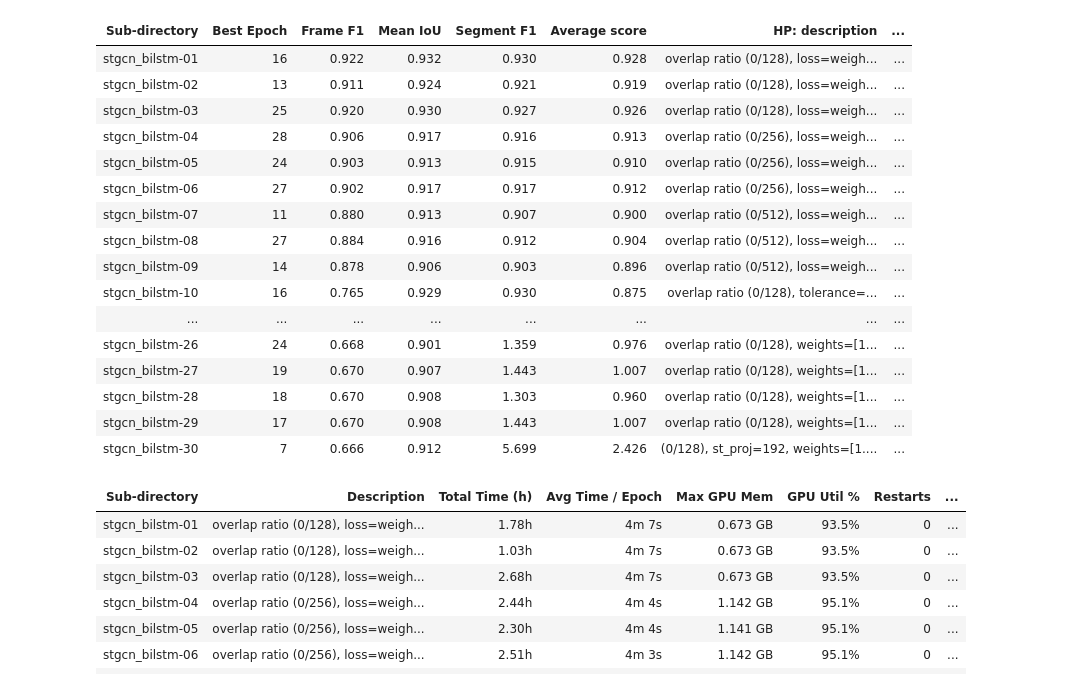
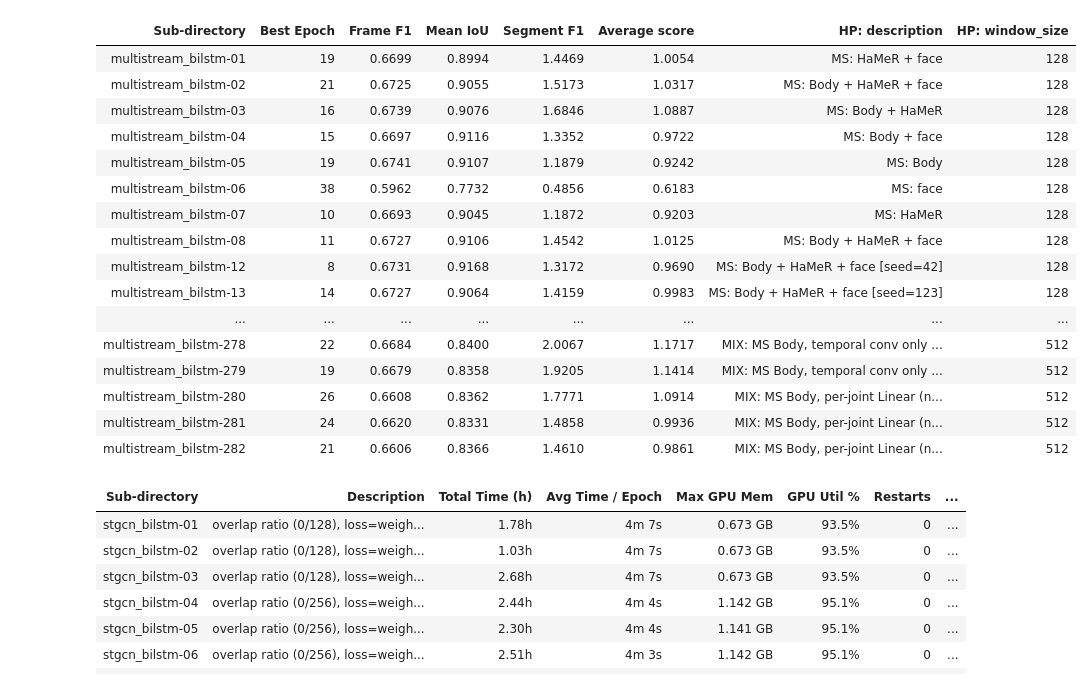
Before and after one commit to genkimats/Sign-Segmentation, a Jupyter notebook: tools.ipynb, the cells around one changed output. Saved outputs shown, nothing was run; the diff lists cells and outputs as text; code cells hidden in the pictures.

```diff
--- a/tools.ipynb
+++ b/tools.ipynb
@@ -1,8 +1,8 @@
 # %%
-target_model_name = "stgcn_bilstm"  # Set to None to process all directories
+target_model_name = "multistream_bilstm"  # Set to None to process all directories
 
 # --- NEW: MULTIPLE HYPERPARAMETERS DISPLAY OPTION ---
-target_hyperparameters = ["description", "tolerance_window"]
+target_hyperparameters = ["description", "window_size"]
 
 experiments_dir = "experiments_phrase"
 
@@ -167,50 +167,50 @@ if not results_df.empty:
             def highlight_selected(row):
                 return [
                     f"background-color: {highlighted_row_color}" if row["Sub-directory"] in highlight_set else ""
                     for _ in row
                 ]
             styled_df = styled_df.apply(highlight_selected, axis=1)
 
         styled_df = styled_df.applymap(score_style, subset=['Average score'])
         styled_df = styled_df.applymap(lambda value: score_style(value, hue=0), subset=['Frame F1', 'Mean IoU', 'Segment F1'])
         display(styled_df)
     except AttributeError:
         # Pandas < 1.4.0
         styled_df = results_df.style.hide_index()
 
         if highlight_subdirectories:
             highlight_set = set(highlight_subdirectories)
             def highlight_selected(row):
                 return [
                     f"background-color: {highlighted_row_color}" if row["Sub-directory"] in highlight_set else ""
                     for _ in row
                 ]
             styled_df = styled_df.apply(highlight_selected, axis=1)
 
         styled_df = styled_df.applymap(score_style, subset=['Average score'])
         styled_df = styled_df.applymap(lambda value: score_style(value, hue=0), subset=['Frame F1', 'Mean IoU', 'Segment F1'])
         display(styled_df)
 else:
     print("No results found. Either the directory is empty, or no folders matched your criteria.")
 #endregion
 # %% [output]
-| Sub-directory | Best Epoch | Frame F1 | Mean IoU | Segment F1 | Average score | HP: description | ... |
-| stgcn_bilstm-01 | 16 | 0.922 | 0.932 | 0.930 | 0.928 | overlap ratio (0/128), loss=weigh... | ... |
-| stgcn_bilstm-02 | 13 | 0.911 | 0.924 | 0.921 | 0.919 | overlap ratio (0/128), loss=weigh... | ... |
-| stgcn_bilstm-03 | 25 | 0.920 | 0.930 | 0.927 | 0.926 | overlap ratio (0/128), loss=weigh... | ... |
-| stgcn_bilstm-04 | 28 | 0.906 | 0.917 | 0.916 | 0.913 | overlap ratio (0/256), loss=weigh... | ... |
-| stgcn_bilstm-05 | 24 | 0.903 | 0.913 | 0.915 | 0.910 | overlap ratio (0/256), loss=weigh... | ... |
-| stgcn_bilstm-06 | 27 | 0.902 | 0.917 | 0.917 | 0.912 | overlap ratio (0/256), loss=weigh... | ... |
-| stgcn_bilstm-07 | 11 | 0.880 | 0.913 | 0.907 | 0.900 | overlap ratio (0/512), loss=weigh... | ... |
-| stgcn_bilstm-08 | 27 | 0.884 | 0.916 | 0.912 | 0.904 | overlap ratio (0/512), loss=weigh... | ... |
-| stgcn_bilstm-09 | 14 | 0.878 | 0.906 | 0.903 | 0.896 | overlap ratio (0/512), loss=weigh... | ... |
-| stgcn_bilstm-10 | 16 | 0.765 | 0.929 | 0.930 | 0.875 | overlap ratio (0/128), tolerance=... | ... |
+| Sub-directory | Best Epoch | Frame F1 | Mean IoU | Segment F1 | Average score | HP: description | HP: window_size |
+| multistream_bilstm-01 | 19 | 0.6699 | 0.8994 | 1.4469 | 1.0054 | MS: HaMeR + face | 128 |
+| multistream_bilstm-02 | 21 | 0.6725 | 0.9055 | 1.5173 | 1.0317 | MS: Body + HaMeR + face | 128 |
+| multistream_bilstm-03 | 16 | 0.6739 | 0.9076 | 1.6846 | 1.0887 | MS: Body + HaMeR | 128 |
+| multistream_bilstm-04 | 15 | 0.6697 | 0.9116 | 1.3352 | 0.9722 | MS: Body + face | 128 |
+| multistream_bilstm-05 | 19 | 0.6741 | 0.9107 | 1.1879 | 0.9242 | MS: Body | 128 |
+| multistream_bilstm-06 | 38 | 0.5962 | 0.7732 | 0.4856 | 0.6183 | MS: face | 128 |
+| multistream_bilstm-07 | 10 | 0.6693 | 0.9045 | 1.1872 | 0.9203 | MS: HaMeR | 128 |
+| multistream_bilstm-08 | 11 | 0.6727 | 0.9106 | 1.4542 | 1.0125 | MS: Body + HaMeR + face | 128 |
+| multistream_bilstm-12 | 8 | 0.6731 | 0.9168 | 1.3172 | 0.9690 | MS: Body + HaMeR + face [seed=42] | 128 |
+| multistream_bilstm-13 | 14 | 0.6727 | 0.9064 | 1.4159 | 0.9983 | MS: Body + HaMeR + face [seed=123] | 128 |
 | ... | ... | ... | ... | ... | ... | ... | ... |
-| stgcn_bilstm-26 | 24 | 0.668 | 0.901 | 1.359 | 0.976 | overlap ratio (0/128), weights=[1... | ... |
-| stgcn_bilstm-27 | 19 | 0.670 | 0.907 | 1.443 | 1.007 | overlap ratio (0/128), weights=[1... | ... |
-| stgcn_bilstm-28 | 18 | 0.670 | 0.908 | 1.303 | 0.960 | overlap ratio (0/128), weights=[1... | ... |
-| stgcn_bilstm-29 | 17 | 0.670 | 0.908 | 1.443 | 1.007 | overlap ratio (0/128), weights=[1... | ... |
-| stgcn_bilstm-30 | 7 | 0.666 | 0.912 | 5.699 | 2.426 | (0/128), st_proj=192, weights=[1.... | ... |
+| multistream_bilstm-278 | 22 | 0.6684 | 0.8400 | 2.0067 | 1.1717 | MIX: MS Body, temporal conv only ... | 512 |
+| multistream_bilstm-279 | 19 | 0.6679 | 0.8358 | 1.9205 | 1.1414 | MIX: MS Body, temporal conv only ... | 512 |
+| multistream_bilstm-280 | 26 | 0.6608 | 0.8362 | 1.7771 | 1.0914 | MIX: MS Body, per-joint Linear (n... | 512 |
+| multistream_bilstm-281 | 24 | 0.6620 | 0.8331 | 1.4858 | 0.9936 | MIX: MS Body, per-joint Linear (n... | 512 |
+| multistream_bilstm-282 | 21 | 0.6606 | 0.8366 | 1.4610 | 0.9861 | MIX: MS Body, per-joint Linear (n... | 512 |
 # %%
 experiments_dir = "experiments_phrase"
 
```
Also changed, not shown: 1 other file.
